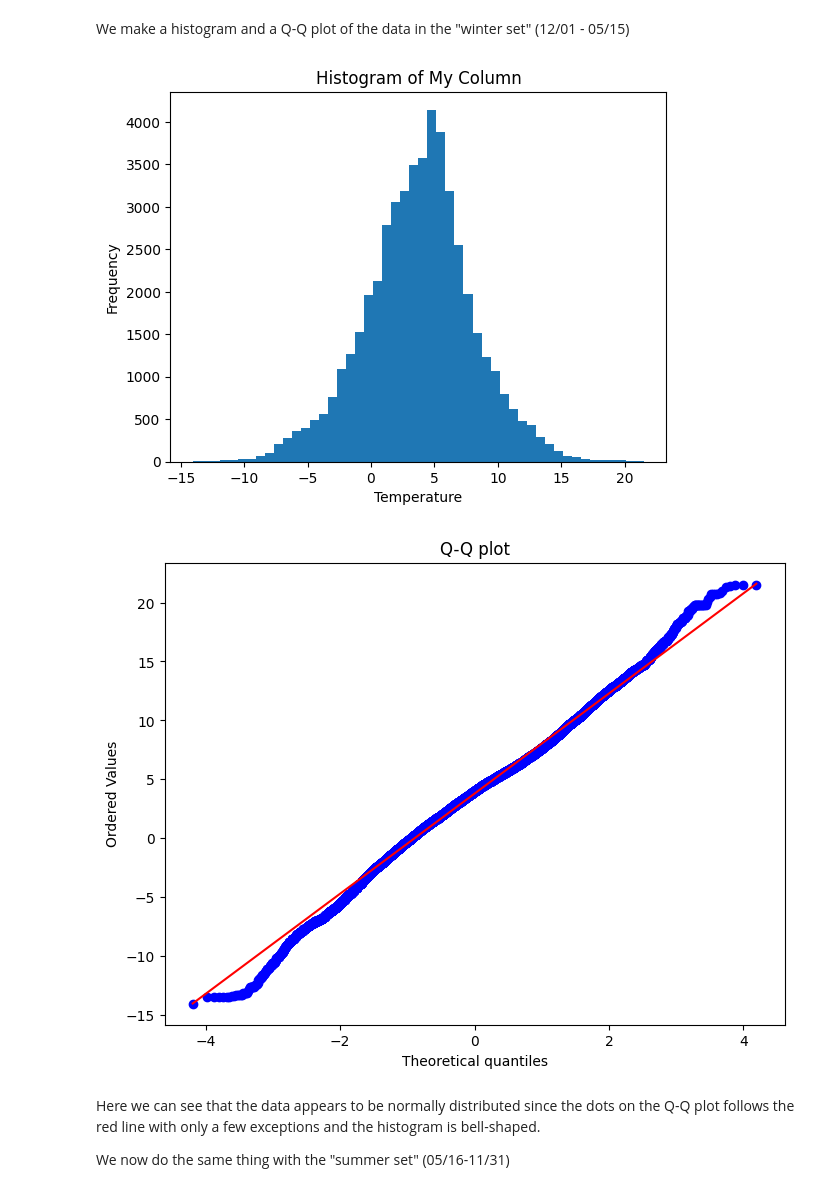
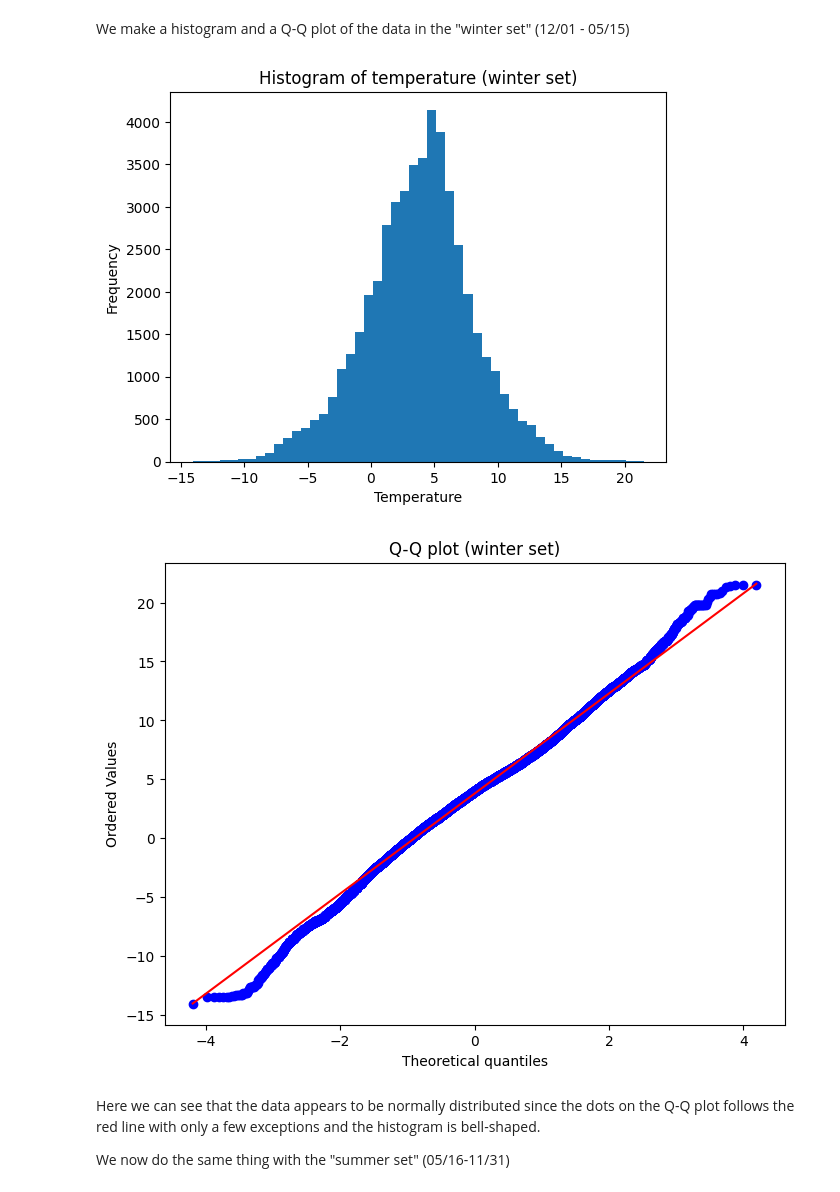
Before and after one commit to SebbeCaliban/DataAnalys, a Jupyter notebook: Smhi_analys.ipynb, the cells around one changed output. Cells and saved outputs as stored; diff of their text form; code cells hidden in the pictures.

```diff
--- a/Smhi_analys.ipynb
+++ b/Smhi_analys.ipynb
@@ -333,20 +334,20 @@ We make a histogram and a Q-Q plot of the data in the "winter set" (12/01 - 05/1
 # %%
 plt.hist(winter_df['Trimmed'], bins=50)
 
 plt.xlabel('Temperature')
 plt.ylabel('Frequency')
-plt.title('Histogram of My Column')
+plt.title('Histogram of temperature (winter set)')
 
 plt.show()
 # %% [output]
-[figure, old version]
+[figure, new version]
 # %%
 fig, ax = plt.subplots(figsize=(8, 6))
 st.probplot(winter_df["Trimmed"], dist="norm", plot=ax)
-ax.set_title('Q-Q plot')
+ax.set_title('Q-Q plot (winter set)')
 plt.show()
 # %% [output]
-[figure, old version]
+[figure, new version]
 # %% [markdown]
 Here we can see that the data appears to be normally distributed since the dots on the Q-Q plot follows the red line with only a few exceptions and the histogram is bell-shaped.
 
```
Also changed, not shown: parts of 8 cells of this notebook.
